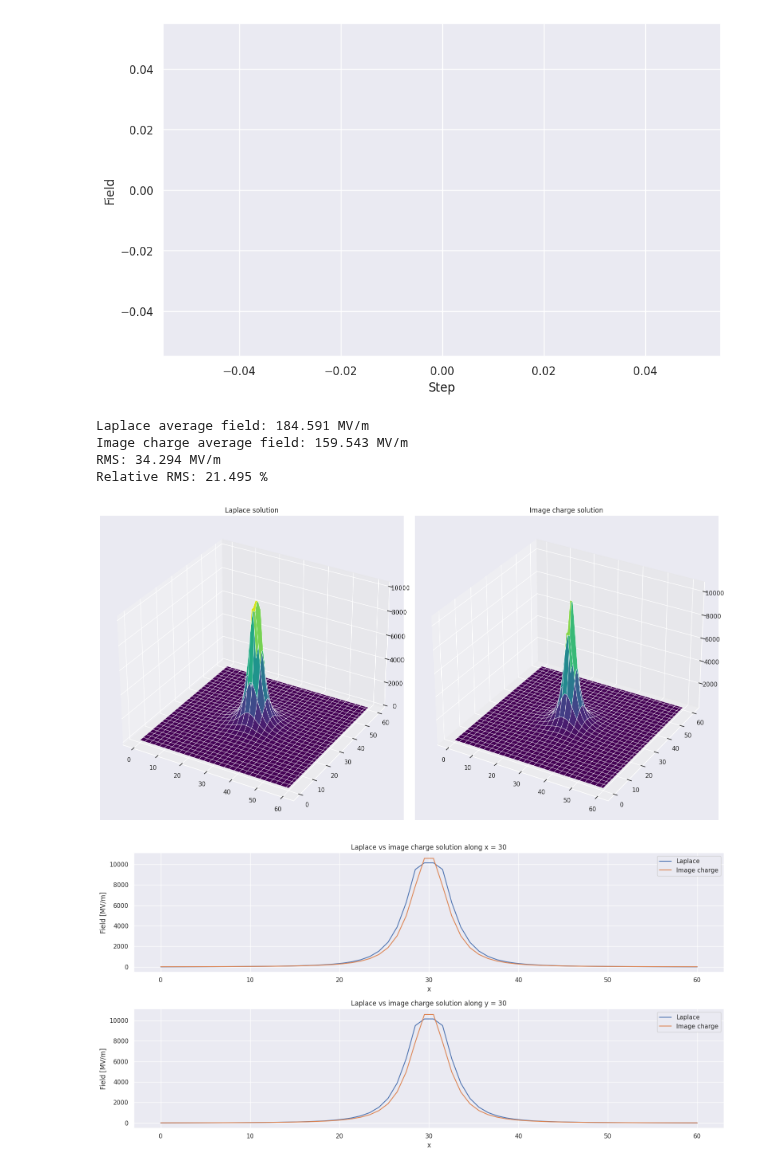
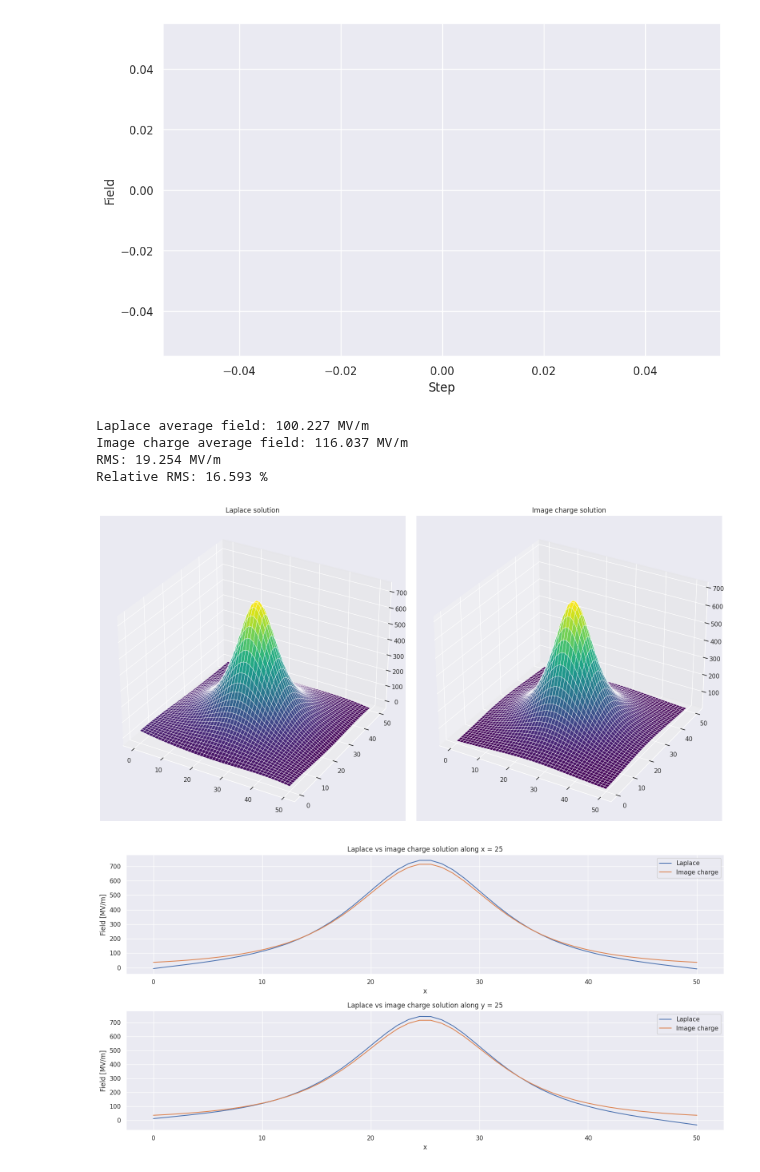
Before and after one commit to NanoPhysicsCenter/RUMDEED, a Jupyter notebook: Run/field_plot.ipynb, the cells around one changed output. Saved outputs shown, nothing was run; the diff lists cells and outputs as text; code cells hidden in the pictures.

```diff
--- a/Run/field_plot.ipynb
+++ b/Run/field_plot.ipynb
@@ -54,7 +54,7 @@ ic_data = pd.DataFrame.from_records(data=ic_data_mem_abs, columns=ic_data_mem_ab
 
 rms = 0
 relative_rms = 0
-Nx = 60; Ny = 60
+Nx = 50; Ny = 50
 lp_field = np.zeros((Nx,Ny))
 ic_field = np.zeros((Nx,Ny))
 x = np.linspace(0,Nx,Nx)
@@ -89,39 +89,39 @@ ax2.set_title('Image charge solution')
 plt.tight_layout()
 plt.show()
 
 x_index = Nx//2
 y_index = Ny//2
 
 lp_x_data = [lp_field[x_index][j] for j in range(Ny)]
 ic_x_data = [ic_field[x_index][j] for j in range(Ny)]
 lp_y_data = [lp_field[i][y_index] for i in range(Nx)]
 ic_y_data = [ic_field[i][y_index] for i in range(Nx)]
 
 fig = plt.figure(figsize=(16,8))
 ax1 = fig.add_subplot(211)
 ax1.set_title(f'Laplace vs image charge solution along x = {x_index}')
 ax1.plot(x,lp_x_data,label='Laplace')
 ax1.plot(x,ic_x_data,label='Image charge')
 ax1.set_xlabel('x')
 ax1.set_ylabel('Field [MV/m]')
 ax1.legend()
 ax2 = fig.add_subplot(212)
 ax2.set_title(f'Laplace vs image charge solution along y = {y_index}')
 ax2.plot(y,lp_y_data,label='Laplace')
 ax2.plot(y,ic_y_data,label='Image charge')
 ax2.set_xlabel('x')
 ax2.set_ylabel('Field [MV/m]')
 ax2.legend()
 
 plt.tight_layout()
 plt.show()
 # %% [output]
-Laplace average field: 184.591 MV/m
-Image charge average field: 159.543 MV/m
-RMS: 34.294 MV/m
-Relative RMS: 21.495 %
+Laplace average field: 100.227 MV/m
+Image charge average field: 116.037 MV/m
+RMS: 19.254 MV/m
+Relative RMS: 16.593 %
-[figure, old version]
+[figure, new version]
-[figure, old version]
+[figure, new version]
 # %%
 # filename_field = './out/laplace_grid.dt'
 # df_field = pd.read_csv(filepath_or_buffer=filename_field,delim_whitespace=True, \
```
Also changed, not shown: 3 other files.
